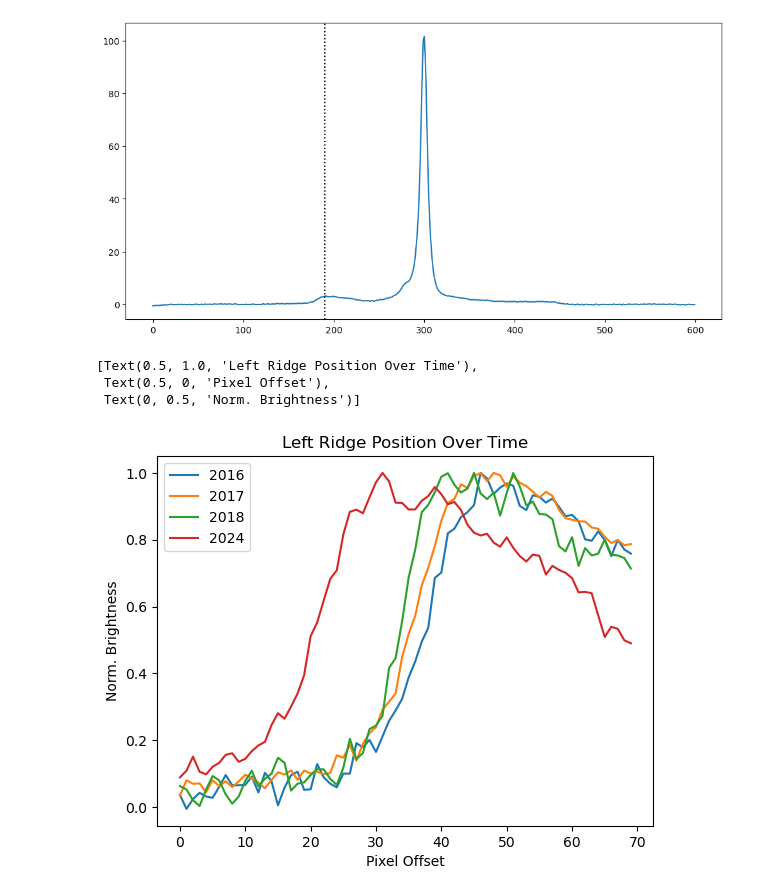
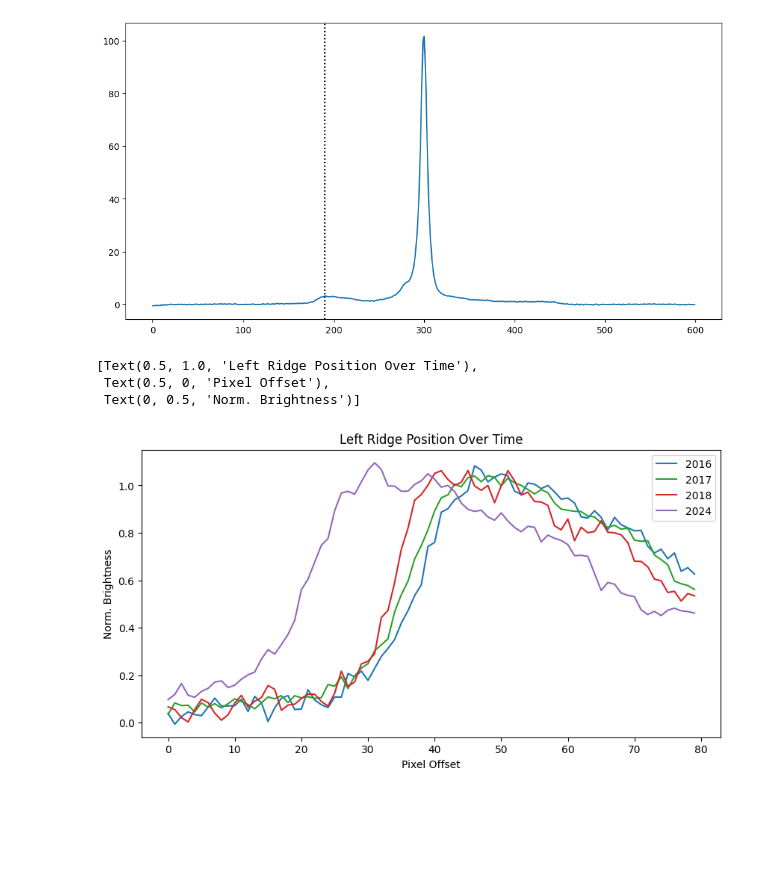
Before and after one commit to ryanwhite1/Wolf-Rayets, a Jupyter notebook: Expansion_Rate_and_Period.ipynb, the cells around one changed output. Saved outputs shown, nothing was run; the diff lists cells and outputs as text; code cells hidden in the pictures; blank space fills up the shorter version.

Commit message:
Get expansion rate for left ridge

```diff
--- a/Expansion_Rate_and_Period.ipynb
+++ b/Expansion_Rate_and_Period.ipynb
@@ -17,6 +19,7 @@ fnames = glob(directory + "\\*.fits")
 
 vlt_years = [2016, 2017, 2018, 2024]
 vlt_data = {}
+colours = {2016:"tab:blue", 2017:"tab:green", 2018:"tab:red", 2024:"tab:purple"}
 
 for i, fname in enumerate(fnames):
     vlt_data[vlt_years[i]] = fits.open(fname)
@@ -43,15 +41,21 @@ ax.axvline(190, ls=':', c='k')
 <matplotlib.lines.Line2D at 0x...>
 [figure]
 # %%
-fig, ax = plt.subplots()
+left_ridges = {}
+
+fig, ax = plt.subplots(figsize=(10, 5))
 for key in vlt_data.keys():
-    h = vlt_data[key][0].data[300, 160:230]
-    ax.plot(h / max(h), label=str(key))
+    epoch_data = vlt_data[key][0].data[300, 160:240]
+    denumerator = np.percentile(epoch_data, 90) # don't want to just divide by the maximum, but the rough maximum
+    left_ridges[key] = epoch_data / denumerator
+    left_ridges['x'] = np.arange(len(y))
+    ax.plot(left_ridges[key], label=str(key), c=colours[key])
+
 ax.legend()
 ax.set(title='Left Ridge Position Over Time', xlabel='Pixel Offset', ylabel='Norm. Brightness')
 # %% [output]
 [Text(0.5, 1.0, 'Left Ridge Position Over Time'),
  Text(0.5, 0, 'Pixel Offset'),
  Text(0, 0.5, 'Norm. Brightness')]
-[figure, old version]
+[figure, new version]
 # %%
```
Also changed, not shown: parts of 7 cells of this notebook.
